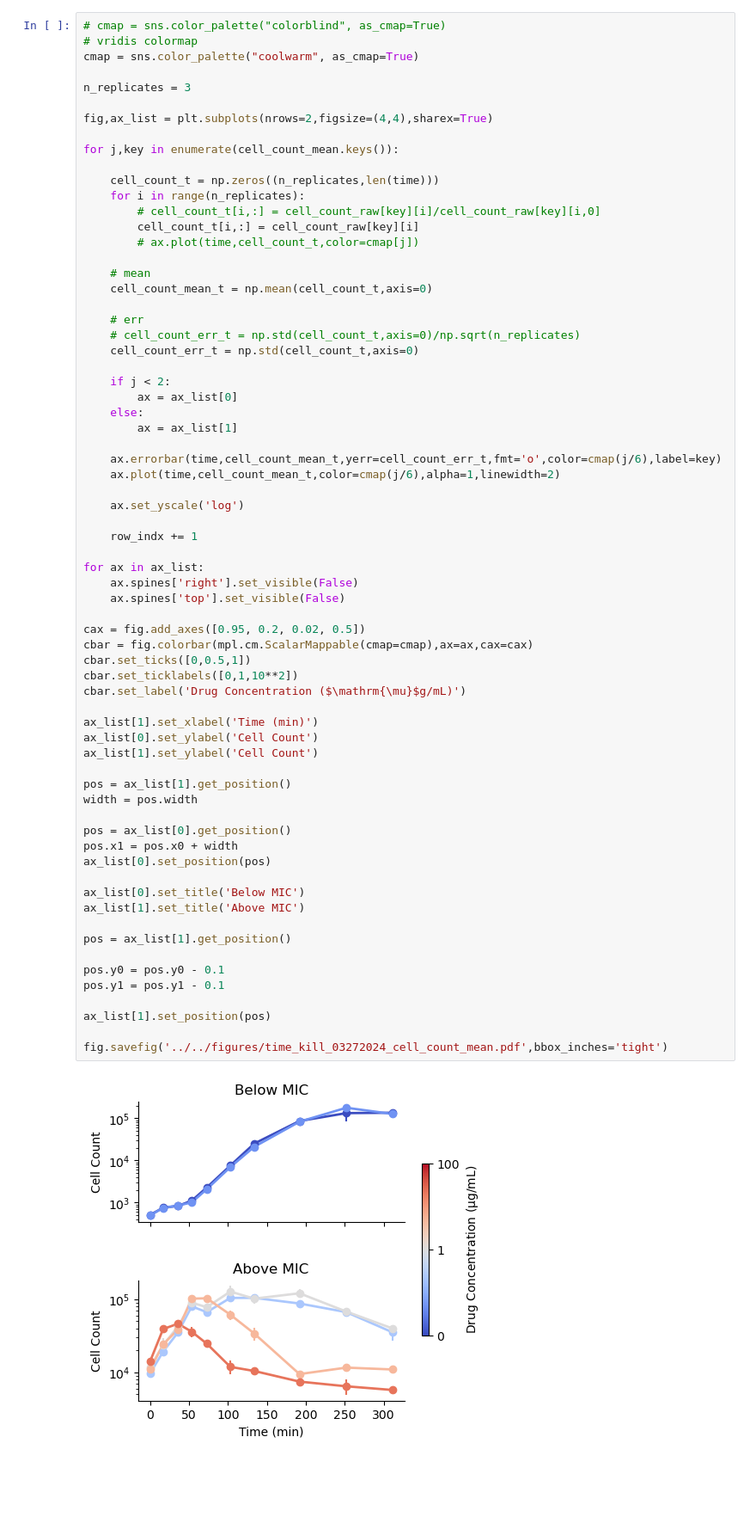
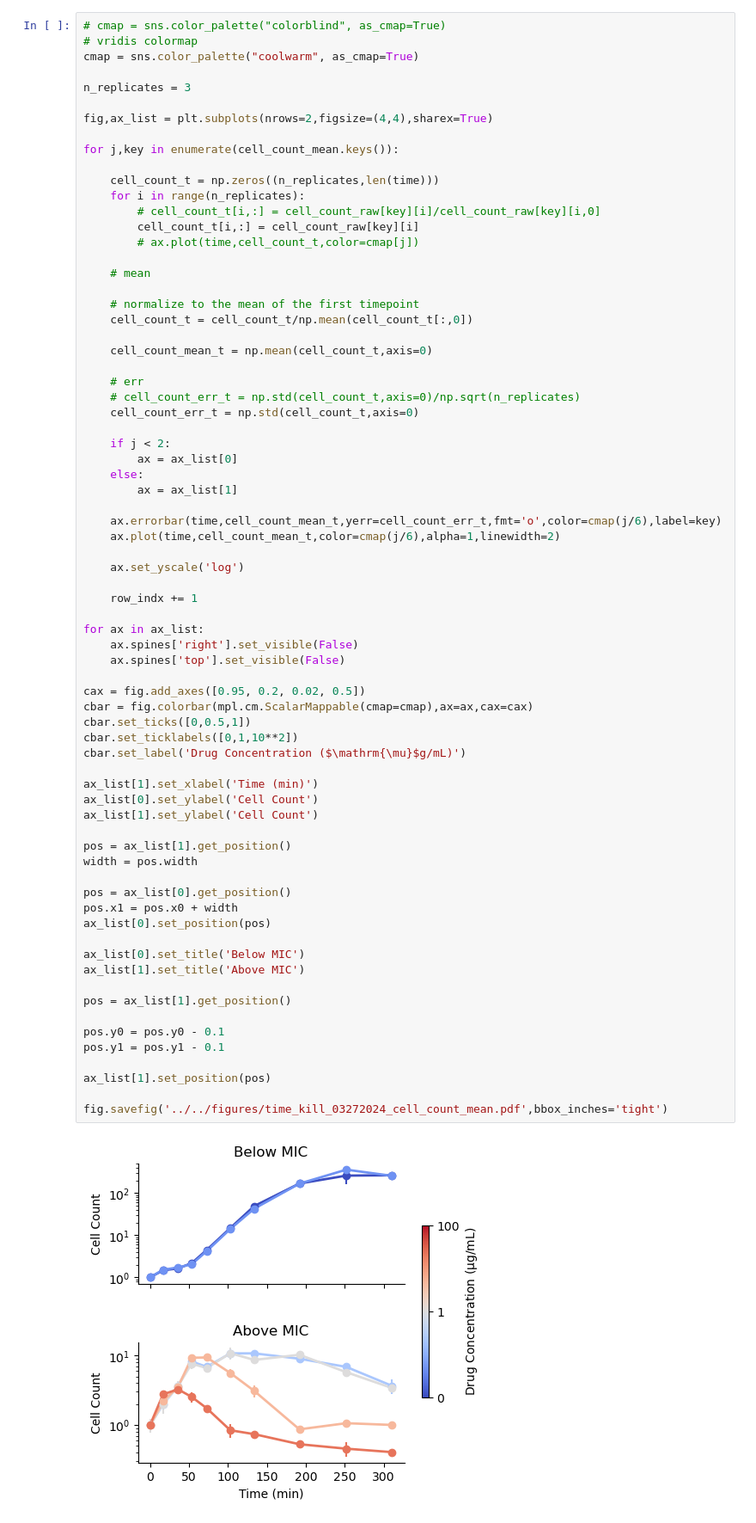
Before and after one commit to eshanking/time-kill-protocol, a Jupyter notebook: data/experiment_code/time_kill_03272024.ipynb, the cells around one changed output. Shown at 86% size. Saved outputs shown, nothing was run; the diff lists cells and outputs as text; blank space fills up the shorter version.

Commit message:
syncing figures

```diff
--- a/data/experiment_code/time_kill_03272024.ipynb
+++ b/data/experiment_code/time_kill_03272024.ipynb
@@ -200,6 +200,10 @@ for j,key in enumerate(cell_count_mean.keys()):
         # ax.plot(time,cell_count_t,color=cmap[j])
 
     # mean
+
+    # normalize to the mean of the first timepoint
+    cell_count_t = cell_count_t/np.mean(cell_count_t[:,0])
+
     cell_count_mean_t = np.mean(cell_count_t,axis=0)
 
     # err
@@ -224,31 +228,31 @@ for ax in ax_list:
 
 cax = fig.add_axes([0.95, 0.2, 0.02, 0.5])
 cbar = fig.colorbar(mpl.cm.ScalarMappable(cmap=cmap),ax=ax,cax=cax)
 cbar.set_ticks([0,0.5,1])
 cbar.set_ticklabels([0,1,10**2])
 cbar.set_label('Drug Concentration ($\mathrm{\mu}$g/mL)')
 
 ax_list[1].set_xlabel('Time (min)')
 ax_list[0].set_ylabel('Cell Count')
 ax_list[1].set_ylabel('Cell Count')
 
 pos = ax_list[1].get_position()
 width = pos.width
 
 pos = ax_list[0].get_position()
 pos.x1 = pos.x0 + width
 ax_list[0].set_position(pos)
 
 ax_list[0].set_title('Below MIC')
 ax_list[1].set_title('Above MIC')
 
 pos = ax_list[1].get_position()
 
 pos.y0 = pos.y0 - 0.1
 pos.y1 = pos.y1 - 0.1
 
 ax_list[1].set_position(pos)
 
 fig.savefig('../../figures/time_kill_03272024_cell_count_mean.pdf',bbox_inches='tight')
 # %% [output]
-[figure, old version]
+[figure, new version]
```
Also changed, not shown: parts of 2 cells of this notebook, 11 other files.
